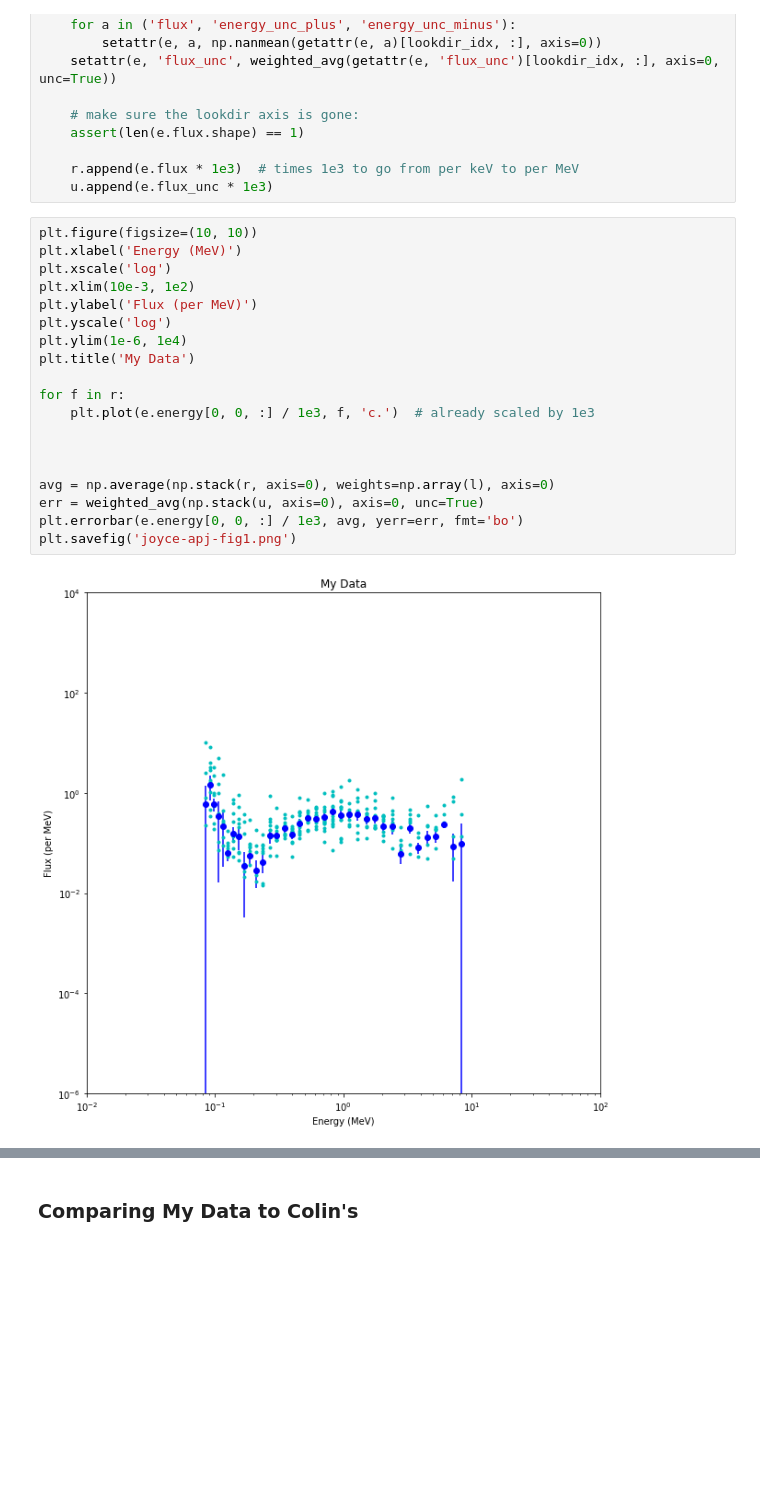
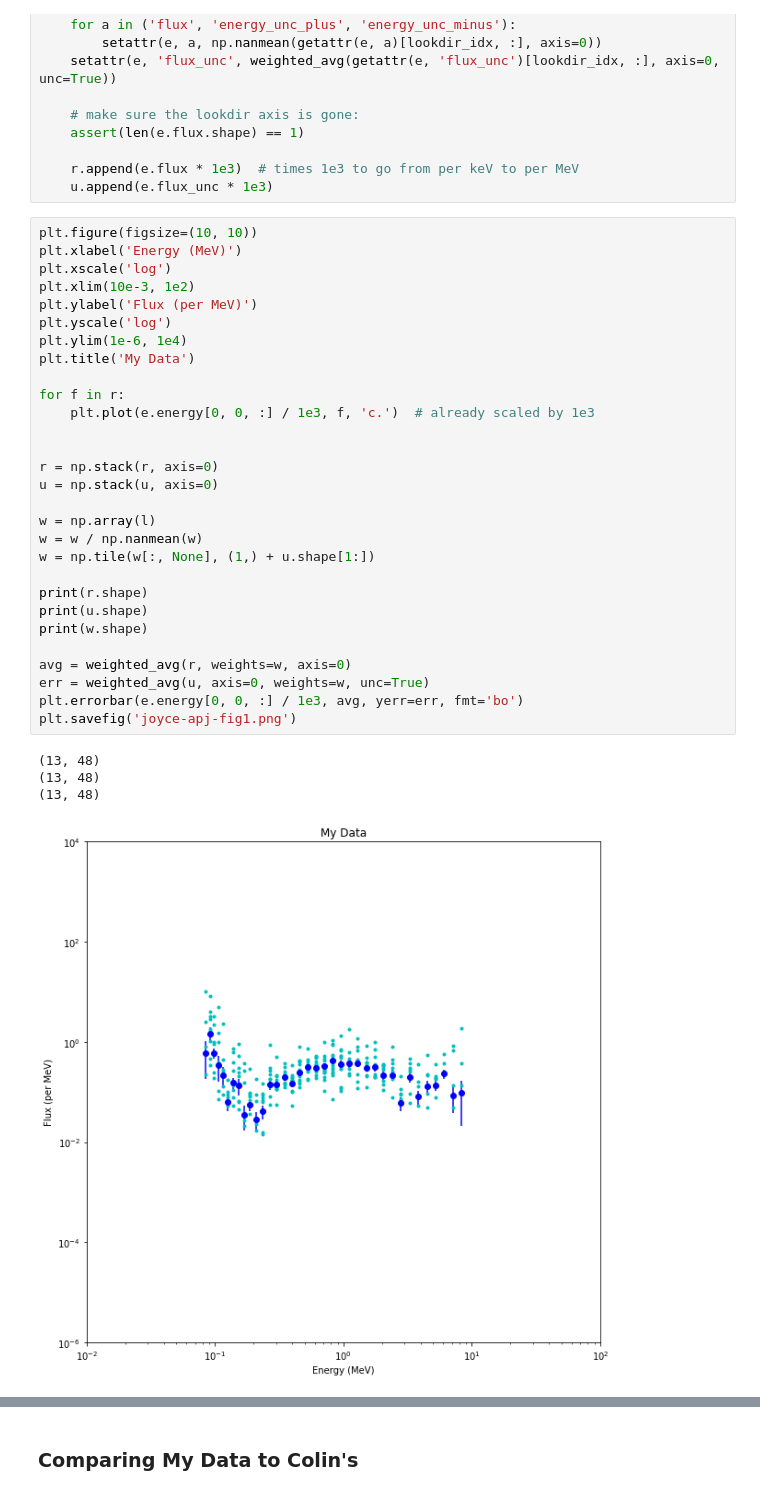
Before and after one commit to asher-m/thesis, a Jupyter notebook: joyce_apj.ipynb, the cells around one changed output, grey strips where cells are left out. Saved outputs shown, nothing was run; the diff lists cells and outputs as text; blank space fills up the shorter version.

Commit message:
notebook: make averages/uncertainties match Colin's

```diff
--- a/joyce_apj.ipynb
+++ b/joyce_apj.ipynb
@@ -100,24 +100,37 @@ for i, event in enumerate(d.eventdata):
 # %%
 plt.figure(figsize=(10, 10))
 plt.xlabel('Energy (MeV)')
 plt.xscale('log')
 plt.xlim(10e-3, 1e2)
 plt.ylabel('Flux (per MeV)')
 plt.yscale('log')
 plt.ylim(1e-6, 1e4)
 plt.title('My Data')
 
 for f in r:
     plt.plot(e.energy[0, 0, :] / 1e3, f, 'c.')  # already scaled by 1e3
 
 
+r = np.stack(r, axis=0)
+u = np.stack(u, axis=0)
 
-avg = np.average(np.stack(r, axis=0), weights=np.array(l), axis=0)
-err = weighted_avg(np.stack(u, axis=0), axis=0, unc=True)
+w = np.array(l)
+w = w / np.nanmean(w)
+w = np.tile(w[:, None], (1,) + u.shape[1:])
+
+print(r.shape)
+print(u.shape)
+print(w.shape)
+
+avg = weighted_avg(r, weights=w, axis=0)
+err = weighted_avg(u, axis=0, weights=w, unc=True)
 plt.errorbar(e.energy[0, 0, :] / 1e3, avg, yerr=err, fmt='bo')
 plt.savefig('joyce-apj-fig1.png')
 # %% [output]
+(13, 48)
+(13, 48)
+(13, 48)
-[figure, old version]
+[figure, new version]
 # %%
 import pprint
 pprint.pprint((e.energy[0, 0, :] / 1e3, avg, err))  # to give you an idea of the magnitude of the errror
```
Also changed, not shown: parts of 2 cells of this notebook.
